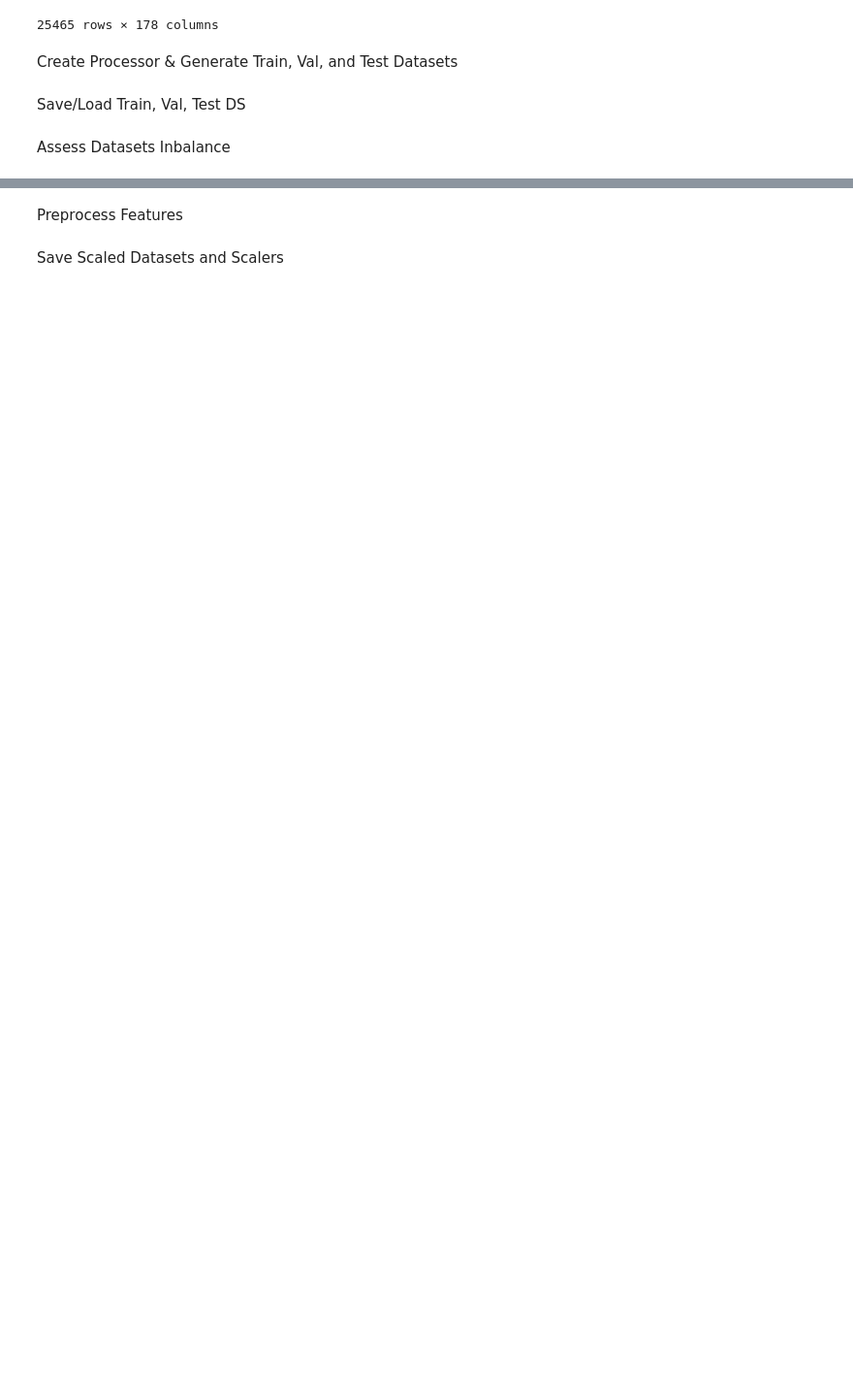
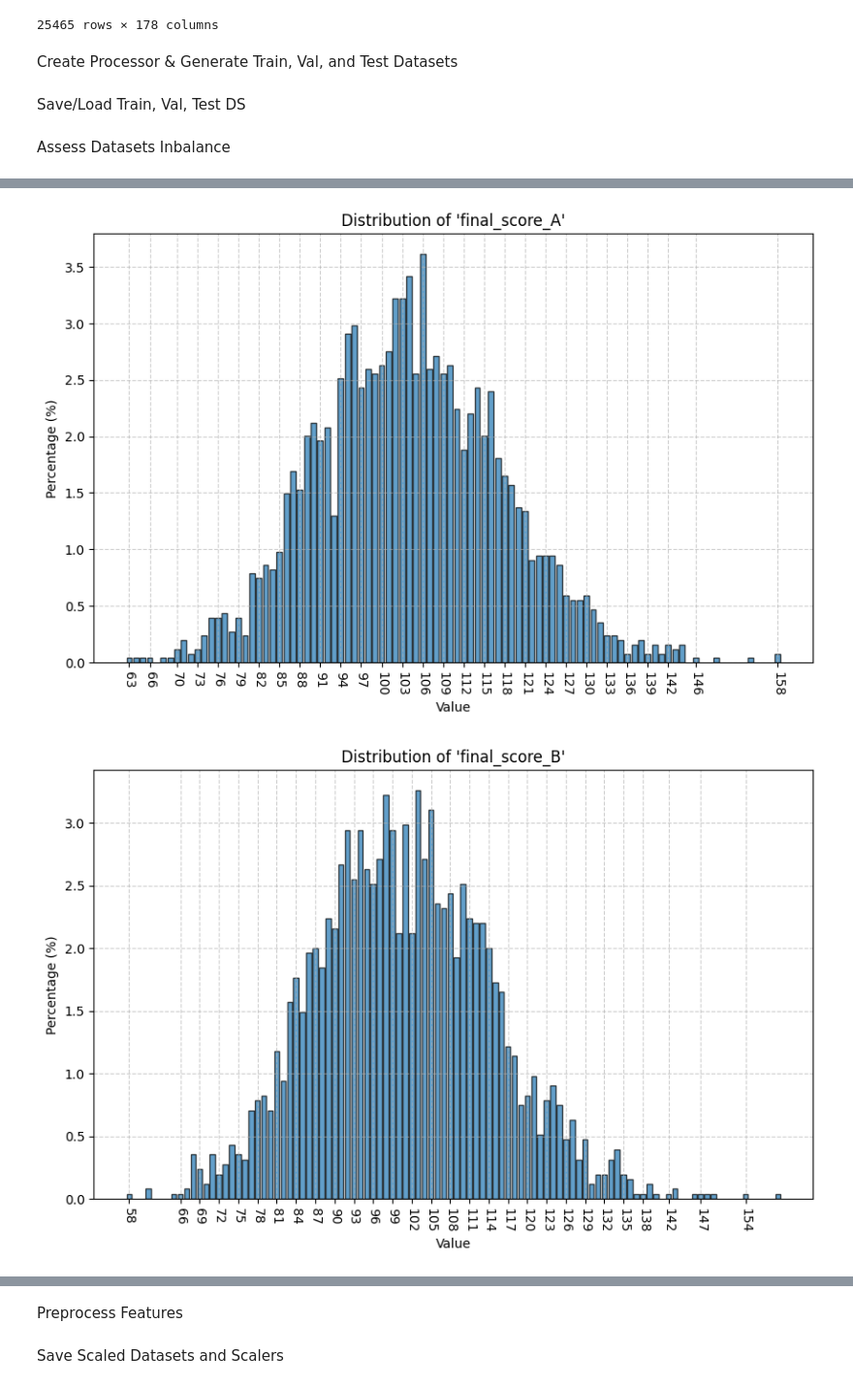
Before and after one commit to joaquinuriarte/sports-betting, a Jupyter notebook: model_binaries/model_v0.1/preprocessing.ipynb, the cells around one changed output, grey strips where cells are left out. Shown at 97% size. Drawn from its saved outputs; the diff is of its cells as text; code cells hidden in the pictures; blank space fills up the shorter version.

```diff
--- a/model_binaries/model_v0.1/preprocessing.ipynb
+++ b/model_binaries/model_v0.1/preprocessing.ipynb
@@ -143,7 +94,7 @@ save_entity(train_test_val_folder_path, "test.pkl", test_dataset)
 # %%
 ## Use to load train, test, and val datasets if computed already ##
 train_dataset = load_entity(train_test_val_folder_path, "train.pkl")
-#validation_dataset = load_entity(train_test_val_folder_path, "val.pkl")
+validation_dataset = load_entity(train_test_val_folder_path, "val.pkl")
 test_dataset = load_entity(train_test_val_folder_path, "test.pkl")
 # %% [markdown]
 Assess Datasets Inbalance
@@ -152,4 +106,7 @@ assess_dataset_balance(train_dataset, ["final_score_A", "final_score_B"], distri
 # %%
-#assess_dataset_balance(validation_dataset, ["final_score_A", "final_score_B"], distribution_plot=True)
+assess_dataset_balance(validation_dataset, ["final_score_A", "final_score_B"], distribution_plot=True)
+# %% [output]
+[figure, added]
+[figure, added]
 # %%
 assess_dataset_balance(test_dataset, ["final_score_A", "final_score_B"], distribution_plot=True)
```
Also changed, not shown: parts of 6 cells of this notebook, 7 other files.
